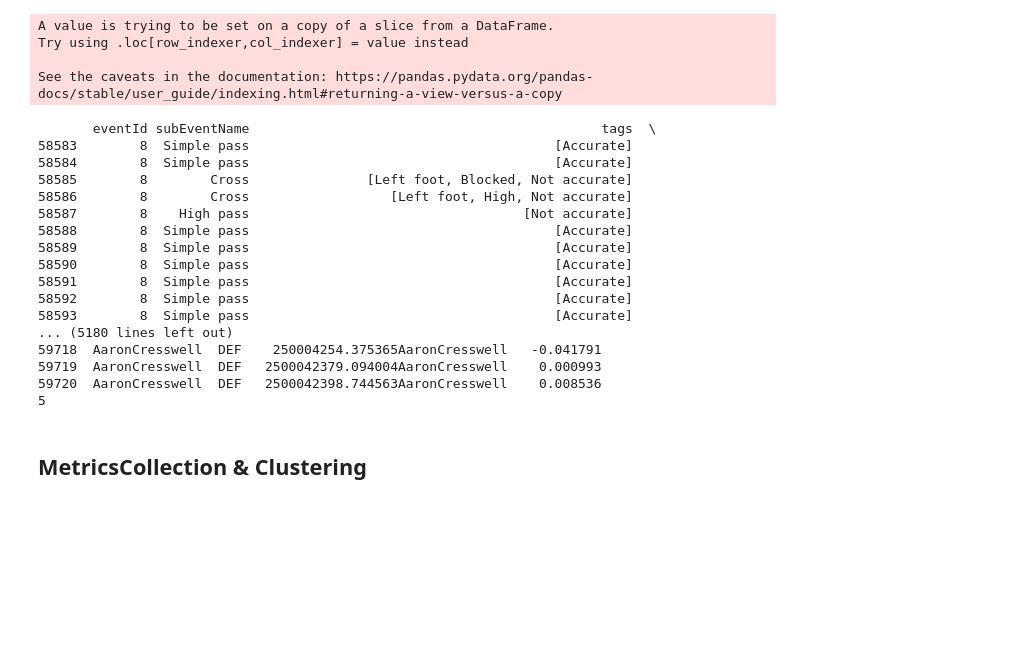
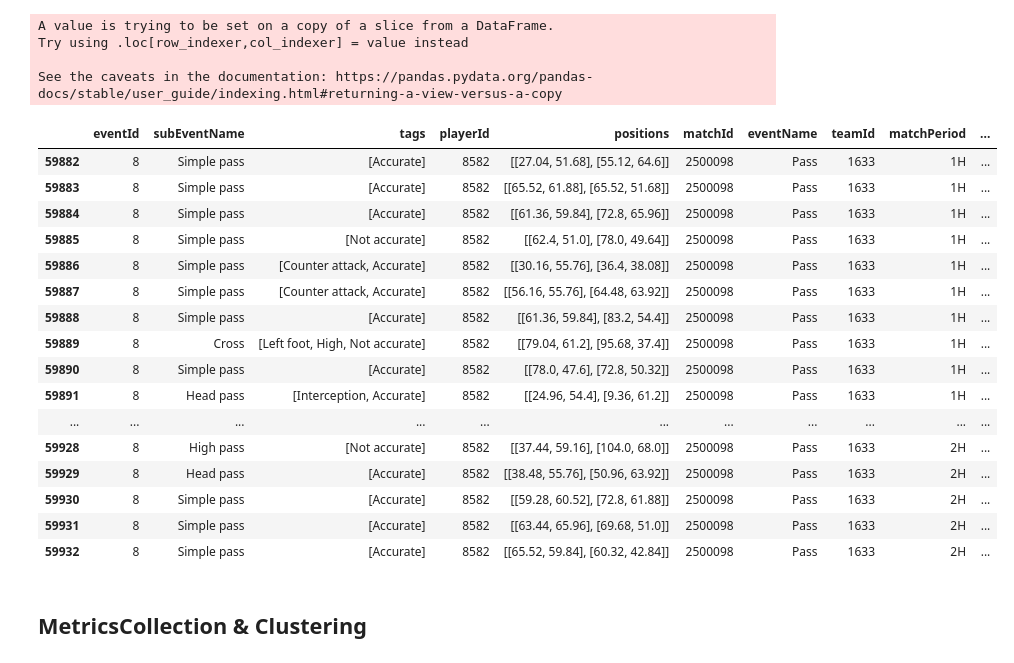
Before and after one commit to grovershreyf9t/FootballPlayerFootedness, a Jupyter notebook: code/vaep-def-passing/footedness-valuing_def_pass.ipynb, the cells around one changed output. Drawn from its saved outputs; the diff is of its cells as text; code cells hidden in the pictures; blank space fills up the shorter version.

```diff
--- a/code/vaep-def-passing/footedness-valuing_def_pass.ipynb
+++ b/code/vaep-def-passing/footedness-valuing_def_pass.ipynb
@@ -530,26 +530,26 @@ See the caveats in the documentation: https://pandas.pydata.org/pandas-docs/stab
 # by joining the two dataframes
 df_events_vaep = df_events_wyscout_pass.merge(vaep_values_pass_def[['key','vaep_value','offensive_value','defensive_value']], how = 'left', left_on = 'key', right_on = 'key')
 # %%
-# Total number of passes in Wyscout events data
-df_events_vaep.loc[(df_events_vaep['playerName'].str.contains("AaronCre")) & ((df_events_vaep['eventName'].str.contains("Pass")))]
+# Total number of passes in Wyscout events data['']
+df_events_vaep.loc[(df_events_vaep['playerName'].str.contains("AaronCres")) & ((df_events_vaep['eventName'].str.contains("Pass"))) & (df_events_vaep['matchId']==2500098)]
 # %% [output]
-       eventId subEventName                                             tags  \
-58583        8  Simple pass                                       [Accurate]
-58584        8  Simple pass                                       [Accurate]
-58585        8        Cross               [Left foot, Blocked, Not accurate]
-58586        8        Cross                  [Left foot, High, Not accurate]
-58587        8    High pass                                   [Not accurate]
-58588        8  Simple pass                                       [Accurate]
-58589        8  Simple pass                                       [Accurate]
-58590        8  Simple pass                                       [Accurate]
-58591        8  Simple pass                                       [Accurate]
-58592        8  Simple pass                                       [Accurate]
-58593        8  Simple pass                                       [Accurate]
-... (5180 lines left out)
-59718  AaronCresswell  DEF    250004254.375365AaronCresswell   -0.041791
-59719  AaronCresswell  DEF   2500042379.094004AaronCresswell    0.000993
-59720  AaronCresswell  DEF   2500042398.744563AaronCresswell    0.008536
-5
+|  | eventId | subEventName | tags | playerId | positions | matchId | eventName | teamId | matchPeriod | ... |
+| 59882 | 8 | Simple pass | [Accurate] | 8582 | [[27.04, 51.68], [55.12, 64.6]] | 2500098 | Pass | 1633 | 1H | ... |
+| 59883 | 8 | Simple pass | [Accurate] | 8582 | [[65.52, 61.88], [65.52, 51.68]] | 2500098 | Pass | 1633 | 1H | ... |
+| 59884 | 8 | Simple pass | [Accurate] | 8582 | [[61.36, 59.84], [72.8, 65.96]] | 2500098 | Pass | 1633 | 1H | ... |
+| 59885 | 8 | Simple pass | [Not accurate] | 8582 | [[62.4, 51.0], [78.0, 49.64]] | 2500098 | Pass | 1633 | 1H | ... |
+| 59886 | 8 | Simple pass | [Counter attack, Accurate] | 8582 | [[30.16, 55.76], [36.4, 38.08]] | 2500098 | Pass | 1633 | 1H | ... |
+| 59887 | 8 | Simple pass | [Counter attack, Accurate] | 8582 | [[56.16, 55.76], [64.48, 63.92]] | 2500098 | Pass | 1633 | 1H | ... |
+| 59888 | 8 | Simple pass | [Accurate] | 8582 | [[61.36, 59.84], [83.2, 54.4]] | 2500098 | Pass | 1633 | 1H | ... |
+| 59889 | 8 | Cross | [Left foot, High, Not accurate] | 8582 | [[79.04, 61.2], [95.68, 37.4]] | 2500098 | Pass | 1633 | 1H | ... |
+| 59890 | 8 | Simple pass | [Accurate] | 8582 | [[78.0, 47.6], [72.8, 50.32]] | 2500098 | Pass | 1633 | 1H | ... |
+| 59891 | 8 | Head pass | [Interception, Accurate] | 8582 | [[24.96, 54.4], [9.36, 61.2]] | 2500098 | Pass | 1633 | 1H | ... |
+| ... | ... | ... | ... | ... | ... | ... | ... | ... | ... | ... |
+| 59928 | 8 | High pass | [Not accurate] | 8582 | [[37.44, 59.16], [104.0, 68.0]] | 2500098 | Pass | 1633 | 2H | ... |
+| 59929 | 8 | Head pass | [Accurate] | 8582 | [[38.48, 55.76], [50.96, 63.92]] | 2500098 | Pass | 1633 | 2H | ... |
+| 59930 | 8 | Simple pass | [Accurate] | 8582 | [[59.28, 60.52], [72.8, 61.88]] | 2500098 | Pass | 1633 | 2H | ... |
+| 59931 | 8 | Simple pass | [Accurate] | 8582 | [[63.44, 65.96], [69.68, 51.0]] | 2500098 | Pass | 1633 | 2H | ... |
+| 59932 | 8 | Simple pass | [Accurate] | 8582 | [[65.52, 59.84], [60.32, 42.84]] | 2500098 | Pass | 1633 | 2H | ... |
 # %% [markdown]
 ## MetricsCollection & Clustering
 # %%
```
Also changed, not shown: 2 other files.
